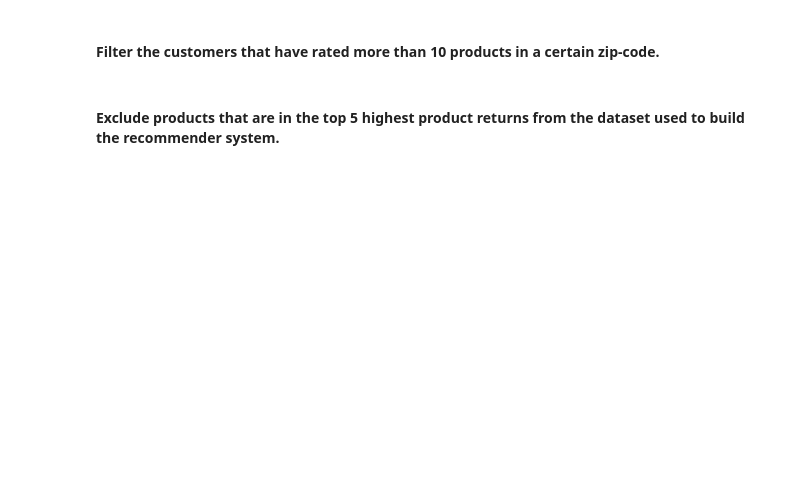
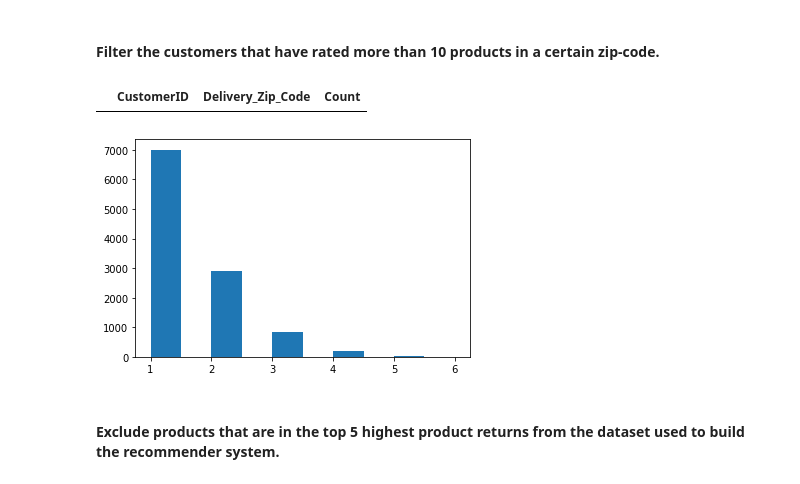
Before and after one commit to jhancuch/onmart, a Jupyter notebook: recommenders/recommenders.ipynb, the cells around one changed output. Cells and saved outputs as stored; diff of their text form; code cells hidden in the pictures; blank space fills up the shorter version.

```diff
--- a/recommenders/recommenders.ipynb
+++ b/recommenders/recommenders.ipynb
@@ -88,4 +193,21 @@ data.tail()
 # %% [markdown]
 #### Filter the customers that have rated more than 10 products in a certain zip-code.
+# %%
+q4 = data[data['Review_Rating'] > 0].groupby(['CustomerID', 'Delivery_Zip_Code'])['Review_Rating'].count().reset_index(name='Count')
+
+q4_2 = q4[q4['Count'] >= 10]
+
+q4_3 = q4_2.sort_values('Count', ascending=False)
+# %%
+# We don't have any customers that have reviewed more than 10 products delievered to the same zip-code. Our max amount of reviewers per
+# customer per delievery zip code is 5.
+q4_3
+# %% [output]
+|  | CustomerID | Delivery_Zip_Code | Count |
+# %%
+plt.hist(q4['Count'])
+plt.show()
+# %% [output]
+[figure, added]
 # %% [markdown]
 #### Exclude products that are in the top 5 highest product returns from the dataset used to build the recommender system.
```
Also changed, not shown: parts of 44 cells of this notebook.
